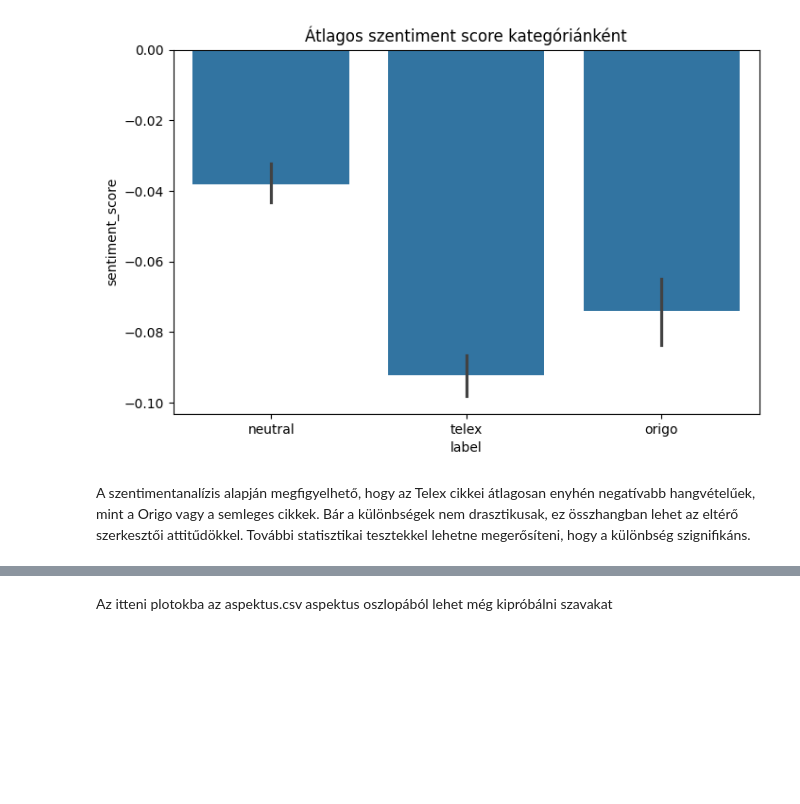
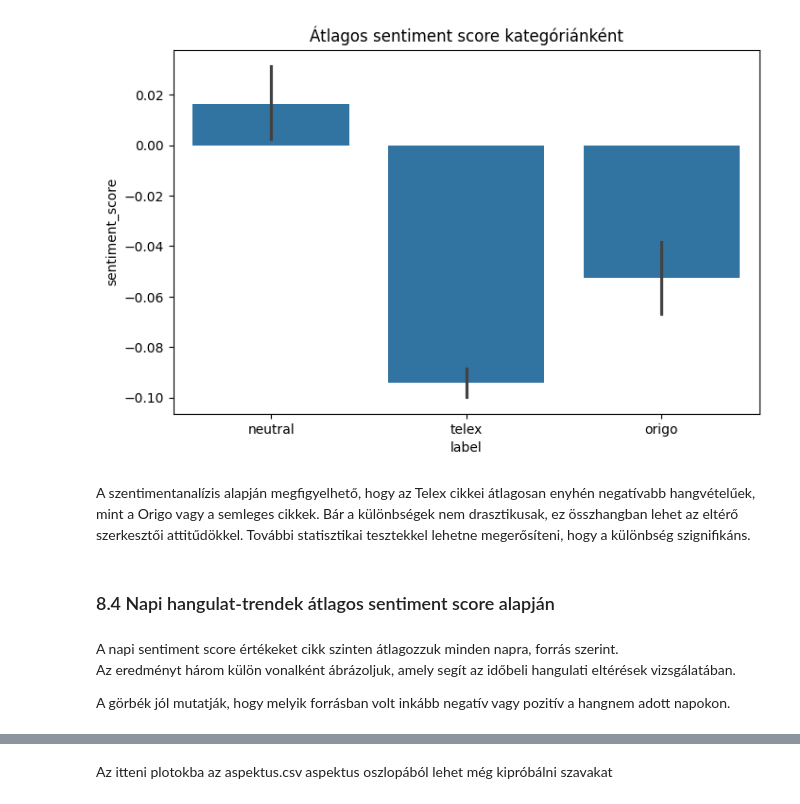
Before and after one commit to dannner66/data_science_NLP_beadando, a Jupyter notebook: NLPprojektreDS.ipynb, the cells around one changed output, grey strips where cells are left out. Drawn from its saved outputs; the diff is of its cells as text; code cells hidden in the pictures; blank space fills up the shorter version.

```diff
--- a/NLPprojektreDS.ipynb
+++ b/NLPprojektreDS.ipynb
@@ -807,0 +1142,3 @@ plt.tight_layout();
+# %%
+# Stanza lemmatizálás
+combined_df["lemmatized"] = load_or_create_column(combined_df, "lemmatized", StanzaLemmatizer(), "models/lemmatized_series.joblib")
@@ -807,0 +1172,2 @@ plt.tight_layout();
+# %%
+combined_df["lemmatized_nostop"] = load_or_create_column(combined_df, "lemmatized_nostop", StopwordRemover(), "models/lemmatized_nostop_series.joblib")
@@ -807,0 +1232,3 @@ plt.tight_layout();
+# %%
+# Label encoding
+combined_df, label_encoder = encode_labels(combined_df)
@@ -807,0 +1681,3 @@ plt.tight_layout();
+# %%
+#@title sentiment pontozás
+combined_df = sentiment_pipeline_with_analyzer(combined_df)
@@ -822,13 +1747,18 @@ combined_df.sample(10)
 # %%
-
-
-
+#@title Átlagos sentiment értékek
 plt.figure(figsize=(8,5))
-sns.barplot(x='label', y='sentiment_score', data=combined_df)
-plt.title("Átlagos szentiment score kategóriánként")
+sns.barplot(x="label", y="sentiment_score", data=combined_df)
+plt.title("Átlagos sentiment score kategóriánként")
 plt.show()
 # %% [output]
-[figure, old version]
+[figure, new version]
 # %% [markdown]
 A szentimentanalízis alapján megfigyelhető, hogy az Telex cikkei átlagosan enyhén negatívabb hangvételűek, mint a Origo vagy a semleges cikkek. Bár a különbségek nem drasztikusak, ez összhangban lehet az eltérő szerkesztői attitűdökkel. További statisztikai tesztekkel lehetne megerősíteni, hogy a különbség szignifikáns.
+# %% [markdown]
+### 8.4 Napi hangulat-trendek átlagos sentiment score alapján
+# %% [markdown]
+A napi sentiment score értékeket cikk szinten átlagozzuk minden napra, forrás szerint.
+Az eredményt három külön vonalként ábrázoljuk, amely segít az időbeli hangulati eltérések vizsgálatában.
+
+A görbék jól mutatják, hogy melyik forrásban volt inkább negatív vagy pozitív a hangnem adott napokon.
 # %%
```
Also changed, not shown: parts of 212 cells of this notebook.
